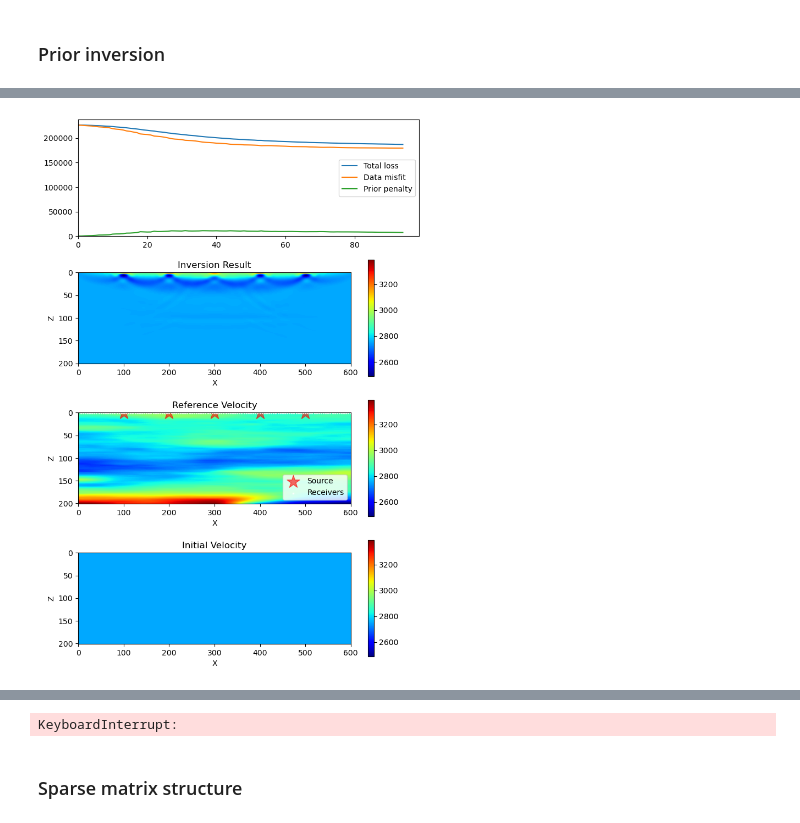
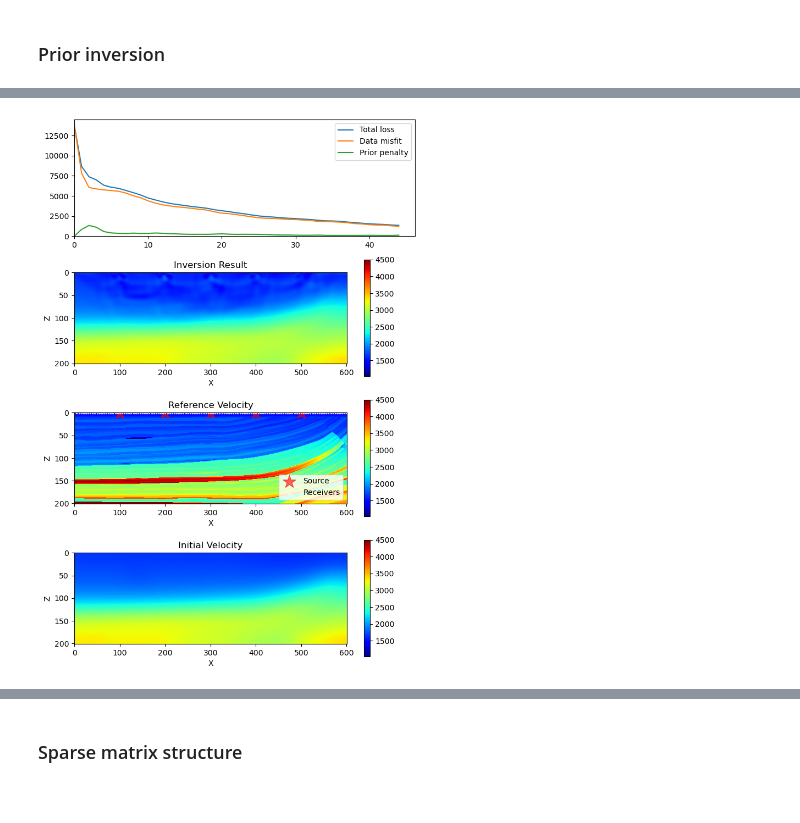
Before and after one commit to medicinely/fwi, a Jupyter notebook: fwi_matrix.ipynb, the cells around one changed output, grey strips where cells are left out. Drawn from its saved outputs; the diff is of its cells as text; code cells hidden in the pictures.

```diff
--- a/fwi_matrix.ipynb
+++ b/fwi_matrix.ipynb
@@ -477,47 +495,36 @@ plt.show()
 from func.velocity_model import gaussian2d
 
 def J_prior(vel,d_obs,wsrc,zxsrc,zxrec,at,az,ax,next,device,alpha):
-	nz, nx = len(az), len(ax)
-	if vel.ndim == 1: vel = np.reshape(vel.flatten(),(nz,nx))
-	_, d = prop2d(wsrc,zxsrc,zxrec,vel,at,az,ax,next,device)
-	residual = d - d_obs
-	loss_J = 0.5 * np.sum(residual ** 2)  # Residual is the half of the L2 norm square
-	print("Loss (J) = %.4f " % loss_J, end='')
+	nsrc = zxsrc.shape[1]
+	Js = 0
+	for i in range(nsrc):
+			zxsrci = np.expand_dims(zxsrc[:,i],-1)
+			nz, nx = len(az), len(ax)
+			if vel.ndim == 1: vel = np.reshape(vel.flatten(),(nz,nx))
+			_, d = prop2d(wsrc,zxsrci,zxrec,vel,at,az,ax,next,device)
+			residual = d - d_obs[i]
+			J = 0.5 * np.sum(residual ** 2) # Residual is the half of the L2 norm square
+			Js += J
+	print("Loss (J) = %.4f " % Js, end='')
 	vel = vel.flatten()
 	# penalty = .5 * vel.T.dot(Q.toarray()).dot(vel)
-	penalty = 0.5 * vel.T.dot(Q.dot(vel)) * alpha
+	penalty = nsrc * 0.5 * vel.T.dot(Q.dot(vel)) * alpha
 	print("Penalty term = %.4f " % penalty, end='')
 	# Total loss
-	loss = loss_J + penalty
+	loss = Js + penalty
 	print("Total loss = %.4f " % loss)
 	# Save history
 	global current_loss
-	current_loss = np.array([loss,loss_J,penalty])
+	current_loss = np.array([loss,Js,penalty])
 
 	return loss
 
-def gradiant_prior(vel,d_obs,wsrc,zxsrc,zxrec,at,az,ax,next,device,alpha):
-	"""
-	Calculate gradiant using adjoint state method
-	"""
-	# if vel.ndim == 1: vel = np.reshape(vel,(nz,nx))
-	p_fwd, d = prop2d(wsrc,zxsrc,zxrec,vel,at,az,ax,next,device)
-	residual = d - d_obs # residual shape (n_rec, nt) - residual.shape=(5,801)
-	# Calculate back propagated p_back(z,x,t)
-	p_back, _ = prop2d(np.flip(residual,axis=1), zxrec, zxsrc, vel, at, az, ax, next, device)
-	p_back = np.flip(p_back,axis=1)
-	# Calculate second order time derivative of p_fwd(z,x,t)
-	p_dt_dt = second_order_derivative(p_fwd, at, az, ax)
-	# Calculate gradiant
-	G = 2/vel**3  * np.sum(p_back * p_dt_dt, axis=1) # G.shape = (201,201)
-
-	return G.flatten() + Q.dot(vel.flatten())*alpha
-
 def gradiant_prior_multi(vel,d_obs,wsrc,zxsrc,zxrec,at,az,ax,next,device,alpha):
 	# grad = gradient_par(vel,d_obs,wsrc,zxsrc,zxrec,at,az,ax,next,device)
+	nsrc = zxsrc.shape[1]
 	grad = gradient_multi(vel,d_obs,wsrc,zxsrc,zxrec,at,az,ax,next,device)
 
-	return grad.flatten() + Q.dot(vel.flatten())*alpha
+	return grad.flatten() + nsrc*Q.dot(vel.flatten())*alpha
 
 # Record loss history over each iterations
 def callback(x):
@@ -554,36 +561,37 @@ def callback(x):
 	plt.ylabel('Z')
 
 	# Plot the initial velocity
 	plt.subplot(514)
 	plt.imshow(v_init.reshape((nz, nx)), vmin=vmin, vmax=vmax, cmap='jet')
 	plt.colorbar()  # Adjust the pad value as needed
 	plt.title('Initial Velocity')
 	plt.xlabel('X')
 	plt.ylabel('Z')
 	plt.show()
 
 
 from scipy.optimize import minimize
-# # minimize cost function
-# simu, Q = gaussian2d(ranges = [30,600], param=1.,nx=[nz,nx], variance=800, mu=2750)
-# v_smo = readbin('../dataset/marm2_smo.dat',nz,nx)
-# v_init = (v_smo * 1e3).flatten()
+# minimize cost function
+simu, Q = gaussian2d(ranges = [20,600], param=1.,nx=[nz,nx], variance=500, mu=2750)
+v_smo = readbin('../dataset/marm2_smo.dat',nz,nx)
+v_init = (v_smo * 1e3).flatten()
 loss_tracker = np.empty((0,3))
 
-std_noise = 0.1 # define the noise level
+std_noise = 0.001 # define the noise level
 alpha = std_noise**2 # Regularization parameter/weight (Variance of observation noise)
 
 resi = minimize(fun = J_prior,
                x0 = v_init,
                args = (d_obs,wsrc,zxsrc,zxrec,at,az,ax,next,device,alpha),
                method='L-BFGS-B',
                # method='Newton-CG',
                bounds = np.full((len(v_init.flatten()), 2), (vmin,vmax)),
                jac = gradiant_prior_multi,
-               options = {'disp':True, 'maxiter':500},
+               options = {'disp':True, 'maxiter':150},
                callback=callback
               )
 v_fwi = resi.x
 
 plt.imshow(v_fwi.reshape((nz,nx)),vmin=vmin,vmax=vmax,cmap='jet')
 # %% [output]
+[figure, new version]
@@ -591 +599,0 @@ At iterate   95    f=  1.87205D+05    |proj g|=  3.57350D+00
-[figure, old version]
@@ -594,4 +601,3 @@ Source 0...   Source 1...   Source 2...
-KeyboardInterrupt:
 # %% [markdown]
 ### Sparse matrix structure
 # %%
```
Also changed, not shown: parts of 5 cells of this notebook.
